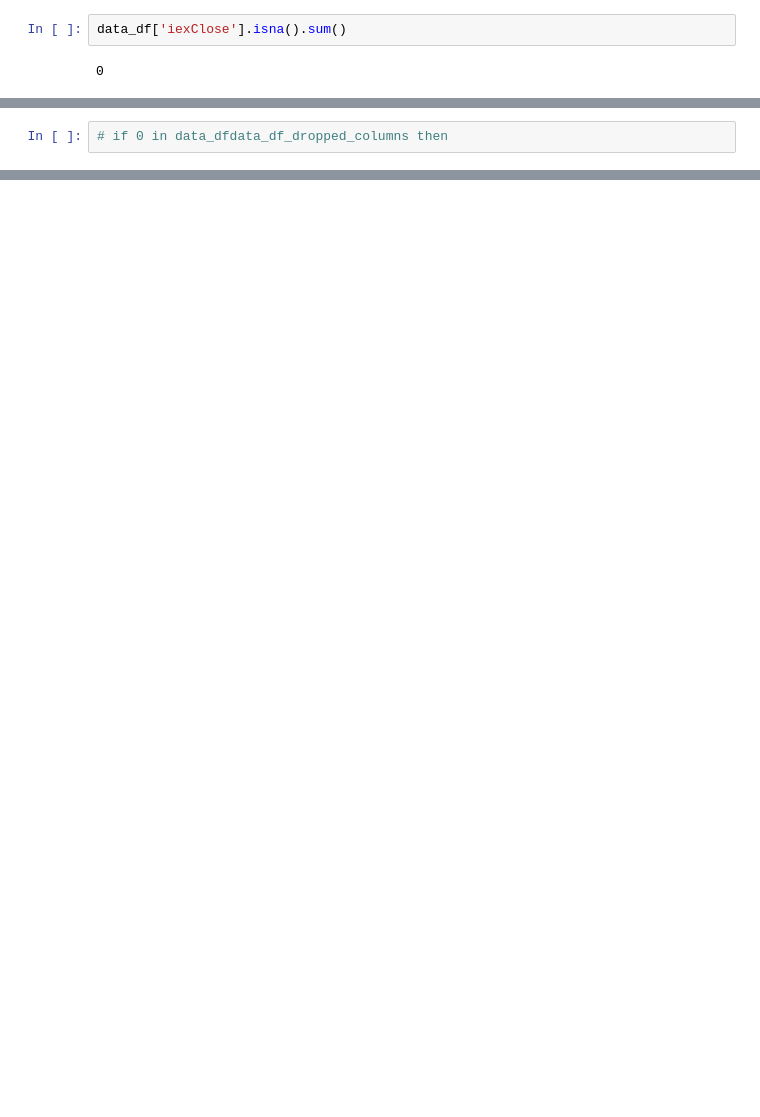
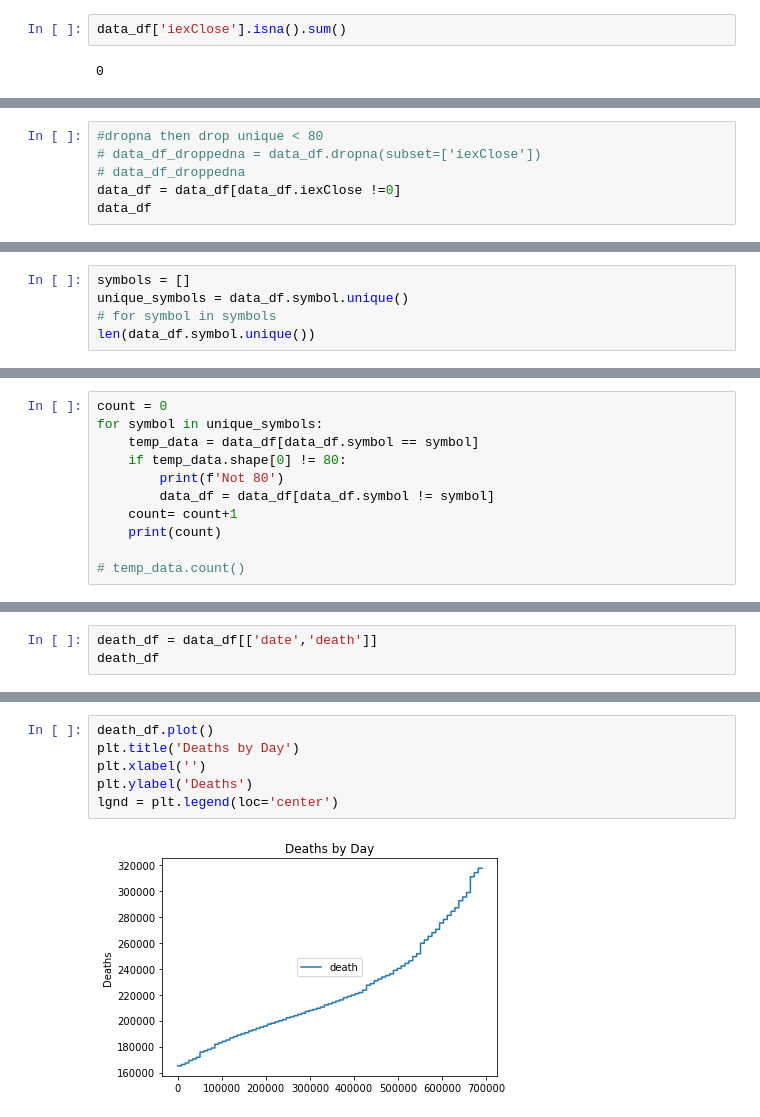
Before and after one commit to joeapodaca/apestogetherstrong, a Jupyter notebook: MergedDataDropNulls.ipynb, the cells around one changed output, grey strips where cells are left out. Cells and saved outputs as stored; diff of their text form; blank space fills up the shorter version.

```diff
--- a/MergedDataDropNulls.ipynb
+++ b/MergedDataDropNulls.ipynb
@@ -115,3 +83,7 @@ Check
 KeyboardInterrupt:
 # %%
-# if 0 in data_dfdata_df_dropped_columns then
+#dropna then drop unique < 80
+# data_df_droppedna = data_df.dropna(subset=['iexClose'])
+# data_df_droppedna
+data_df = data_df[data_df.iexClose !=0]
+data_df
@@ -117,0 +104,5 @@ KeyboardInterrupt:
+# %%
+symbols = []
+unique_symbols = data_df.symbol.unique()
+# for symbol in symbols
+len(data_df.symbol.unique())
@@ -117,0 +116,11 @@ KeyboardInterrupt:
+# %%
+count = 0
+for symbol in unique_symbols:
+    temp_data = data_df[data_df.symbol == symbol]
+    if temp_data.shape[0] != 80:
+        print(f'Not 80')
+        data_df = data_df[data_df.symbol != symbol]
+    count= count+1
+    print(count)
+
+# temp_data.count()
@@ -153,0 +193,3 @@ list(data_df['symbol'].unique())
+# %%
+death_df = data_df[['date','death']]
+death_df
@@ -153,0 +210,8 @@ list(data_df['symbol'].unique())
+# %%
+death_df.plot()
+plt.title('Deaths by Day')
+plt.xlabel('')
+plt.ylabel('Deaths')
+lgnd = plt.legend(loc='center')
+# %% [output]
+[figure, added]
```
Also changed, not shown: parts of 33 cells of this notebook, 1 other file.
